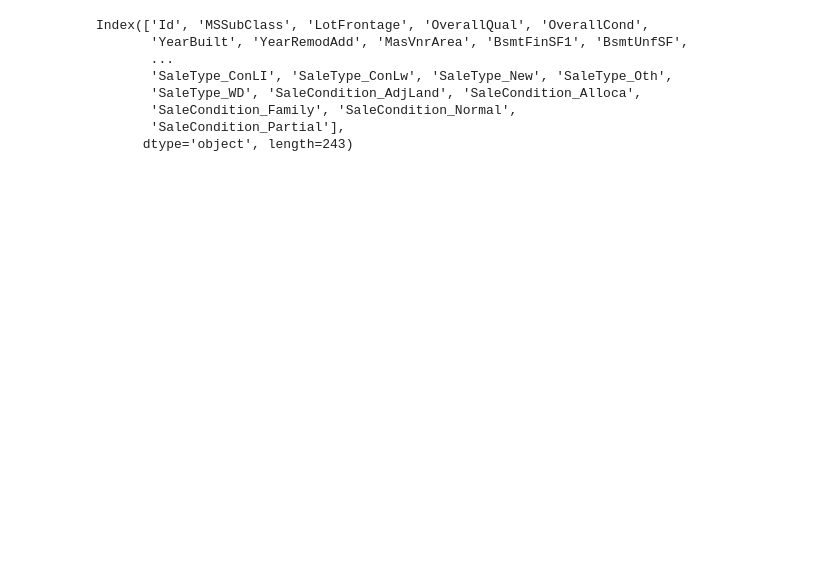
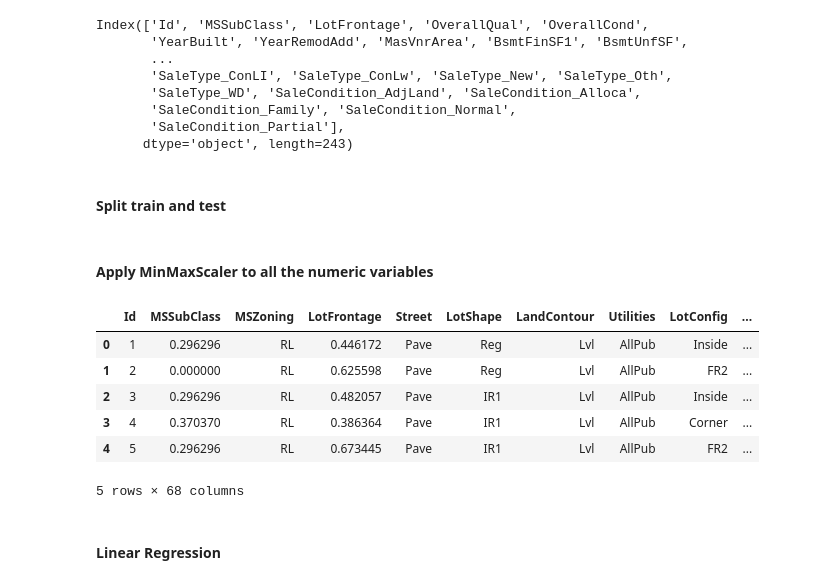
Before and after one commit to Kumaraguru-Muthuraj/_AIML_Code, a Jupyter notebook: _PythonNotebooks/_Course4_Machine_Learning_2/Mod2_Advanced_Regression_Assignment/SurpriseHousingAssignment.ipynb, the cells around one changed output. Cells and saved outputs as stored; diff of their text form; code cells hidden in the pictures; blank space fills up the shorter version.

```diff
--- a/_PythonNotebooks/_Course4_Machine_Learning_2/Mod2_Advanced_Regression_Assignment/SurpriseHousingAssignment.ipynb
+++ b/_PythonNotebooks/_Course4_Machine_Learning_2/Mod2_Advanced_Regression_Assignment/SurpriseHousingAssignment.ipynb
@@ -340,3 +340,9 @@ YearBuilt  - Percent of outliers below lower fence  0.4794520547945205  and abov
+# %%
+#Get all numeric columns to apply MinMax Scaler
+#This is only for scaling purpose and for nothing else
+tDF = housingDF.select_dtypes(include=['int32', 'int64', 'float64'])
+numericCols2Scale = list(tDF.columns)
+numericCols2Scale.remove('Id')
 # %%
 category_cols = housingDF.select_dtypes(include=['object']).columns
 dummyCols = pd.get_dummies(housingDF[category_cols], drop_first = True)
@@ -356,3 +360,5 @@ Index(['Id', 'MSSubClass', 'LotFrontage', 'OverallQual', 'OverallCond',
        'SaleCondition_Family', 'SaleCondition_Normal',
        'SaleCondition_Partial'],
       dtype='object', length=243)
+# %% [markdown]
+####  Split train and test
@@ -358,0 +371,19 @@ Index(['Id', 'MSSubClass', 'LotFrontage', 'OverallQual', 'OverallCond',
+# %% [markdown]
+#### Apply MinMaxScaler to all the numeric variables
+# %%
+from sklearn.preprocessing import MinMaxScaler
+scaler = MinMaxScaler()
+# Apply scaler() to all the Feature - X vars (that are numeric)
+housingDF[numericCols2Scale] = scaler.fit_transform(housingDF[numericCols2Scale])
+# %%
+housingDF.head()
+# %% [output]
+|  | Id | MSSubClass | MSZoning | LotFrontage | Street | LotShape | LandContour | Utilities | LotConfig | ... |
+| 0 | 1 | 0.296296 | RL | 0.446172 | Pave | Reg | Lvl | AllPub | Inside | ... |
+| 1 | 2 | 0.000000 | RL | 0.625598 | Pave | Reg | Lvl | AllPub | FR2 | ... |
+| 2 | 3 | 0.296296 | RL | 0.482057 | Pave | IR1 | Lvl | AllPub | Inside | ... |
+| 3 | 4 | 0.370370 | RL | 0.386364 | Pave | IR1 | Lvl | AllPub | Corner | ... |
+| 4 | 5 | 0.296296 | RL | 0.673445 | Pave | IR1 | Lvl | AllPub | FR2 | ... |
+5 rows × 68 columns
+# %% [markdown]
+ #### Linear Regression
```
Also changed, not shown: parts of 4 cells of this notebook.
